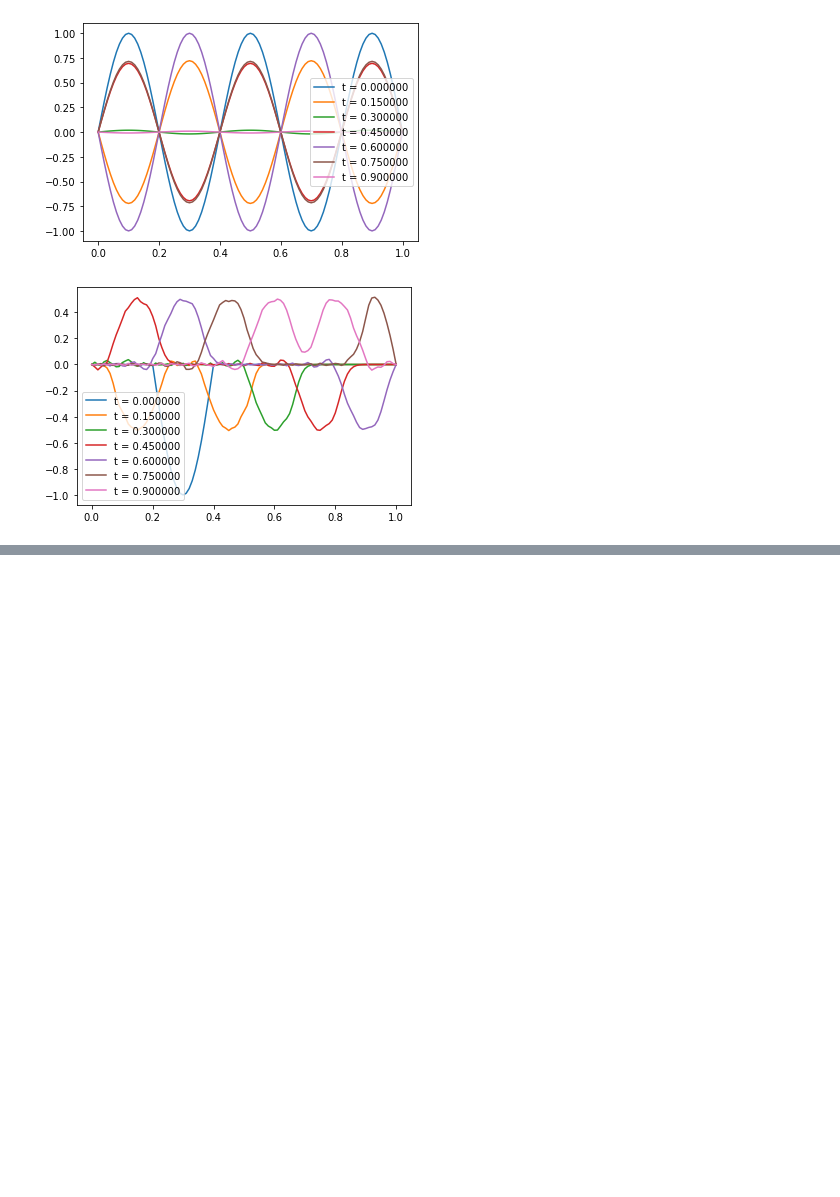
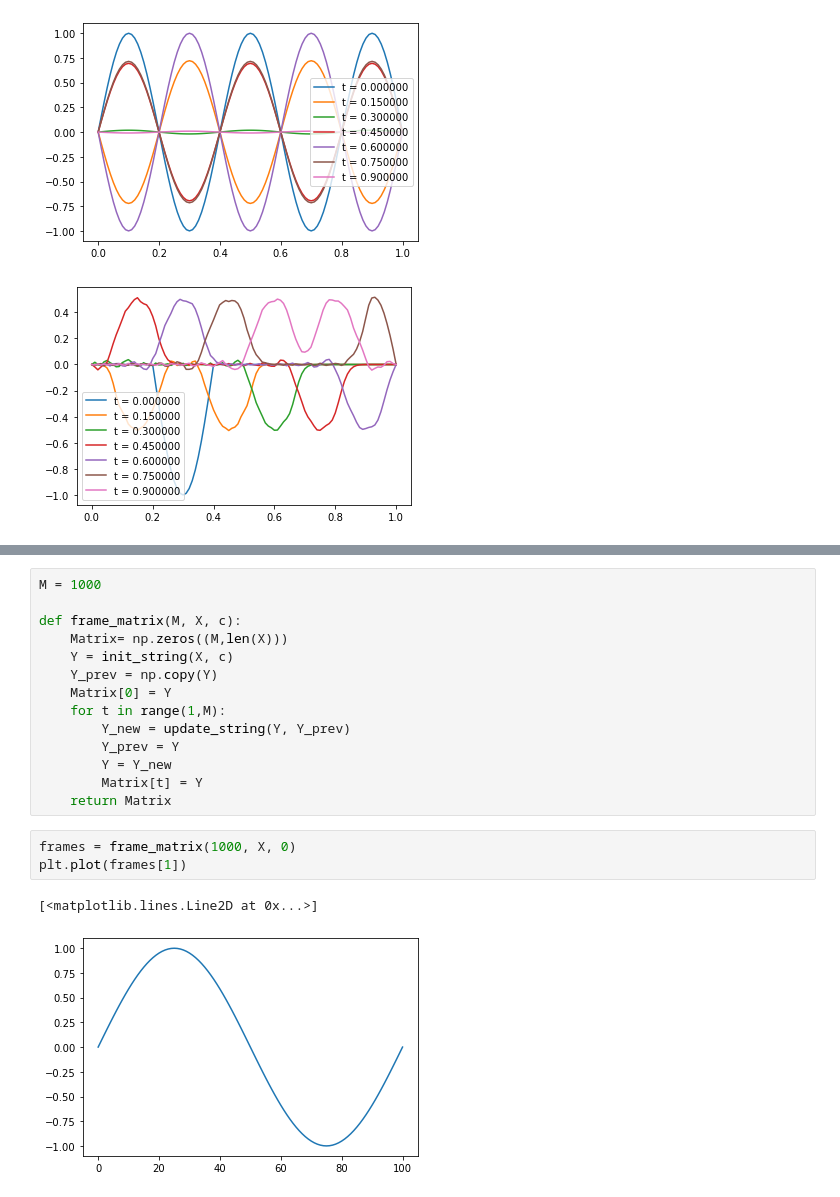
Before and after one commit to karellempes/ScieComp, a Jupyter notebook: Assignment 1/1.1 Vibrating string.ipynb, the cells around one changed output, grey strips where cells are left out. Drawn from its saved outputs; the diff is of its cells as text; blank space fills up the shorter version.

```diff
--- a/Assignment 1/1.1 Vibrating string.ipynb
+++ b/Assignment 1/1.1 Vibrating string.ipynb
@@ -147,0 +141,20 @@ TypeError: 'str' object is not callable
+# %%
+M = 1000
+
+def frame_matrix(M, X, c):
+    Matrix= np.zeros((M,len(X)))
+    Y = init_string(X, c)
+    Y_prev = np.copy(Y)
+    Matrix[0] = Y
+    for t in range(1,M):
+        Y_new = update_string(Y, Y_prev)
+        Y_prev = Y
+        Y = Y_new
+        Matrix[t] = Y
+    return Matrix
+# %%
+frames = frame_matrix(1000, X, 0)
+plt.plot(frames[1])
+# %% [output]
+[<matplotlib.lines.Line2D at 0x...>]
+[figure, added]
```
Also changed, not shown: parts of 2 cells of this notebook.
